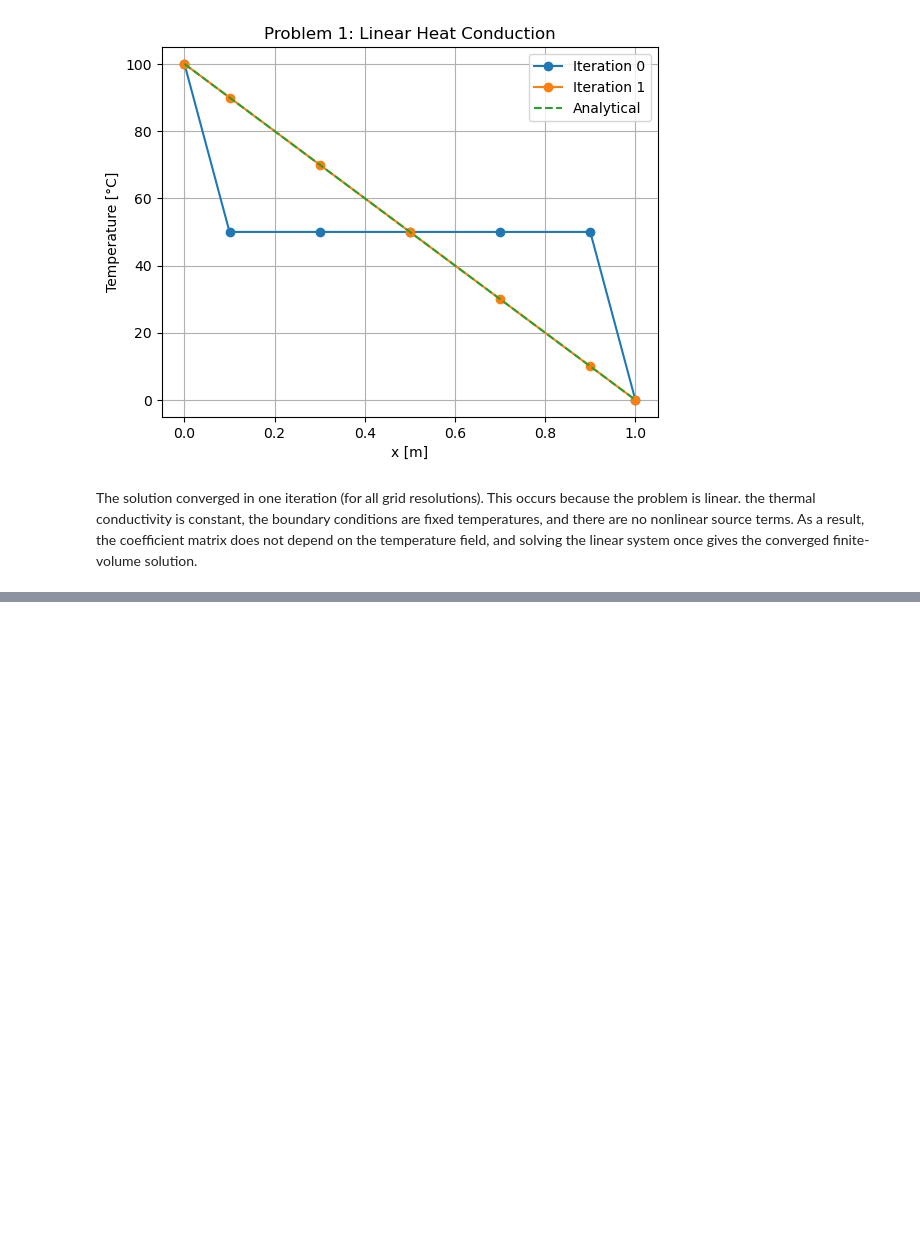
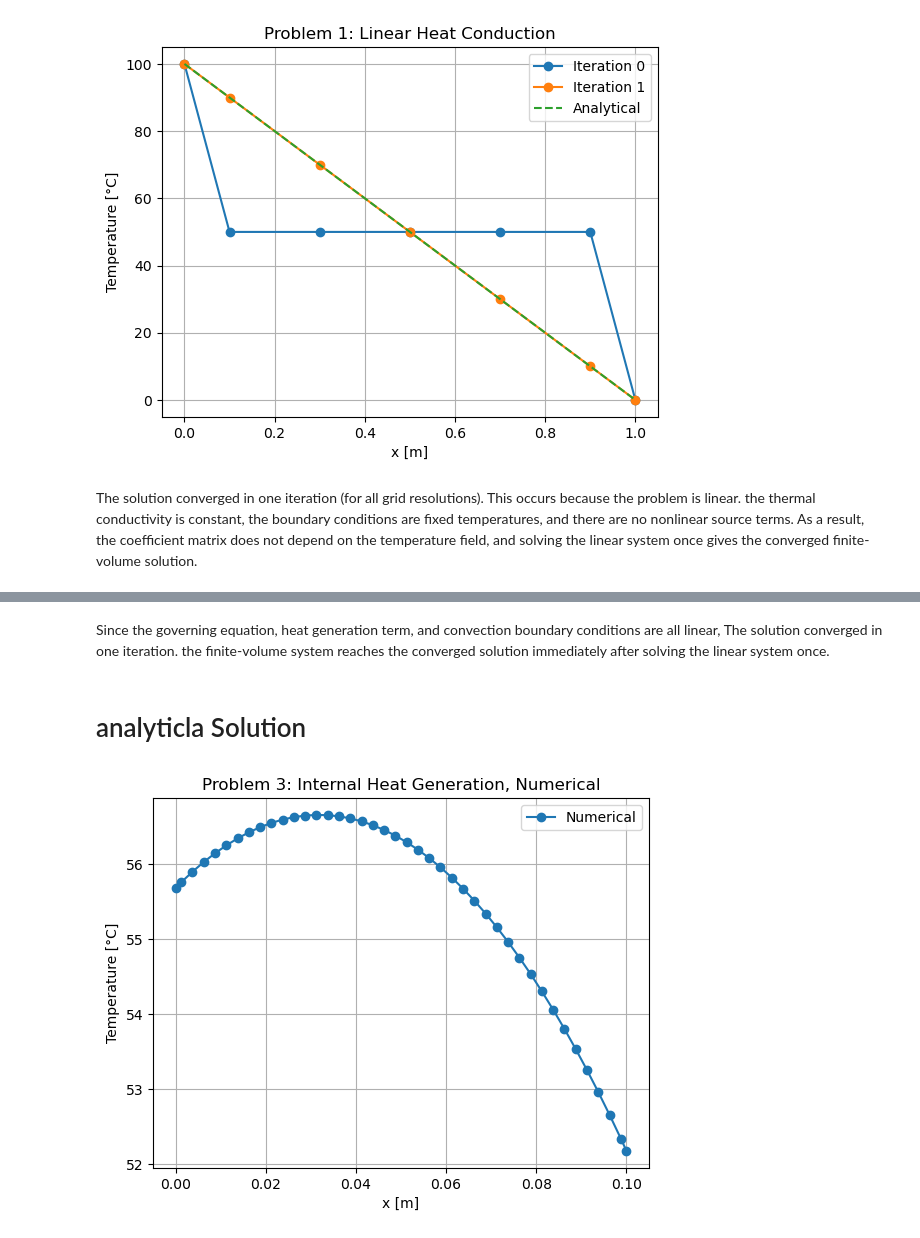
Before and after one commit to sajadmohsen/9710_2026, a Jupyter notebook: Assignment 1_ Advanced CFD (2).ipynb, the cells around one changed output, grey strips where cells are left out. Drawn from its saved outputs; the diff is of its cells as text; code cells hidden in the pictures; blank space fills up the shorter version.

```diff
--- a/Assignment 1_ Advanced CFD (2).ipynb
+++ b/Assignment 1_ Advanced CFD (2).ipynb
@@ -521,0 +782,22 @@ The solution converged in one iteration (for all grid resolutions). This occurs
+# %%
+class HeatGenerationModel:
+    """Class defining a uniform volumetric heat generation model"""
+
+    def __init__(self, grid, qdot):
+        """Constructor
+            grid .... grid
+            qdot .... volumetric heat generation rate [W/m3]
+        """
+        self._grid = grid
+        self._qdot = qdot
+
+    def add(self, coeffs):
+        """Function to add heat generation source term to coefficient arrays"""
+
+        # Heat generation acts as a source term in each control volume
+        source = -self._qdot*self._grid.vol
+
+        # Add source term to residual array
+        coeffs.accumulate_rP(source)
+
+        return coeffs
@@ -521,0 +884,4 @@ The solution converged in one iteration (for all grid resolutions). This occurs
+# %% [markdown]
+Since the governing equation, heat generation term, and convection boundary conditions are all linear, The solution converged in one iteration. the finite-volume system reaches the converged solution immediately after solving the linear system once.
+# %% [markdown]
+# analyticla Solution
@@ -521,0 +910,10 @@ The solution converged in one iteration (for all grid resolutions). This occurs
+# %%
+plt.plot(grid.xP, T, marker='o', label="Numerical")
+plt.xlabel("x [m]")
+plt.ylabel("Temperature [°C]")
+plt.title("Problem 3: Internal Heat Generation, Numerical")
+plt.legend()
+plt.grid()
+plt.show()
+# %% [output]
+[figure, added]
```
Also changed, not shown: parts of 49 cells of this notebook, 2 other files.
